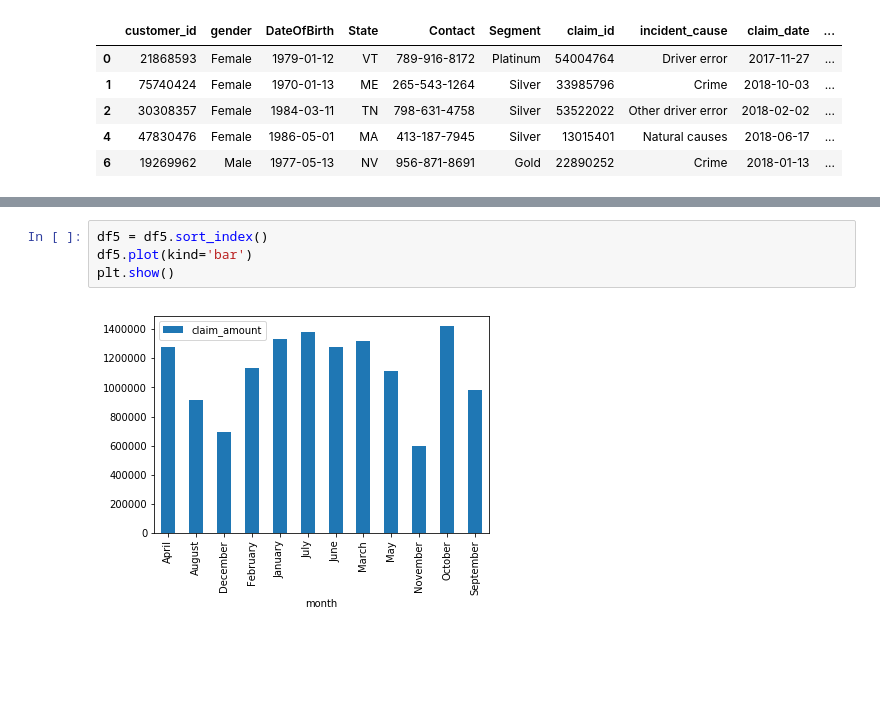
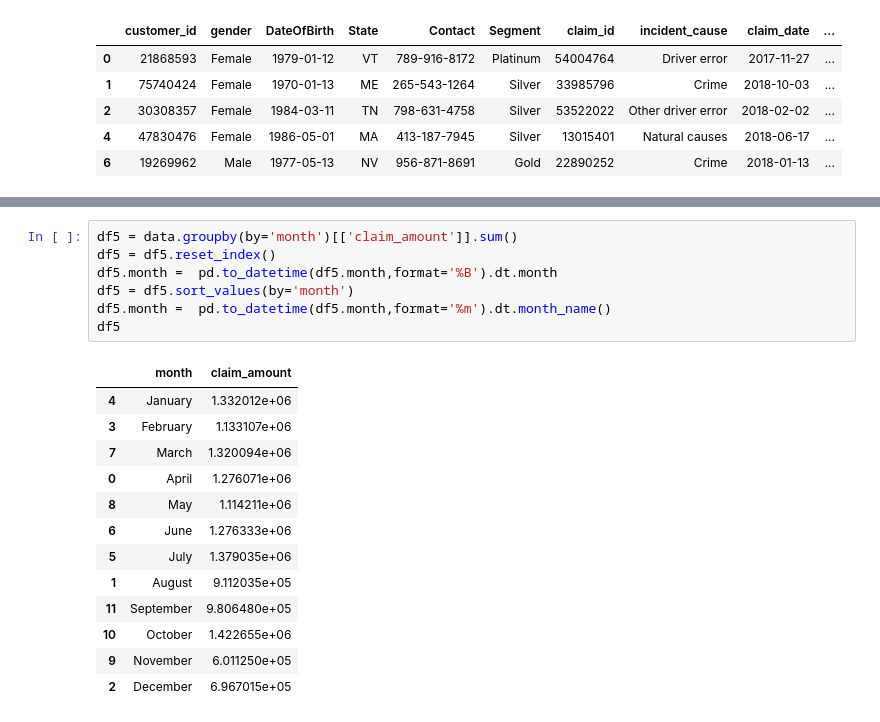
Before and after one commit to devarun07/Analytix, a Jupyter notebook: CaseStudy/5. Pandas Case Study 3 - Insurance Claims Case Study/Case Study-3.ipynb, the cells around one changed output, grey strips where cells are left out. Saved outputs shown, nothing was run; the diff lists cells and outputs as text; blank space fills up the shorter version.

```diff
--- a/CaseStudy/5. Pandas Case Study 3 - Insurance Claims Case Study/Case Study-3.ipynb
+++ b/CaseStudy/5. Pandas Case Study 3 - Insurance Claims Case Study/Case Study-3.ipynb
@@ -328,6 +310,21 @@ df5
-# %%
-df5 = df5.sort_index()
-df5.plot(kind='bar')
-plt.show()
-# %% [output]
-[figure, removed]
+# %%
+df5 = data.groupby(by='month')[['claim_amount']].sum()
+df5 = df5.reset_index()
+df5.month =  pd.to_datetime(df5.month,format='%B').dt.month
+df5 = df5.sort_values(by='month')
+df5.month =  pd.to_datetime(df5.month,format='%m').dt.month_name()
+df5
+# %% [output]
+|  | month | claim_amount |
+| 4 | January | 1.332012e+06 |
+| 3 | February | 1.133107e+06 |
+| 7 | March | 1.320094e+06 |
+| 0 | April | 1.276071e+06 |
+| 8 | May | 1.114211e+06 |
+| 6 | June | 1.276333e+06 |
+| 5 | July | 1.379035e+06 |
+| 1 | August | 9.112035e+05 |
+| 11 | September | 9.806480e+05 |
+| 10 | October | 1.422655e+06 |
+| 9 | November | 6.011250e+05 |
+| 2 | December | 6.967015e+05 |
```
Also changed, not shown: parts of 3 cells of this notebook.
